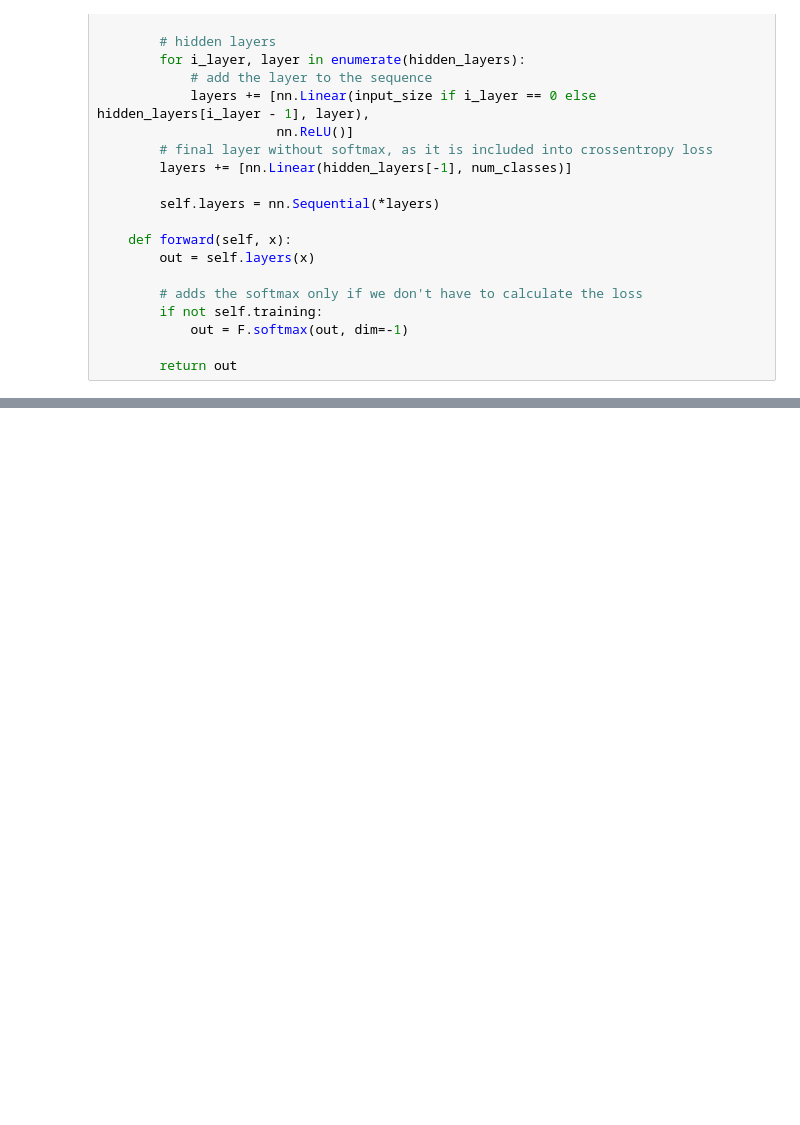
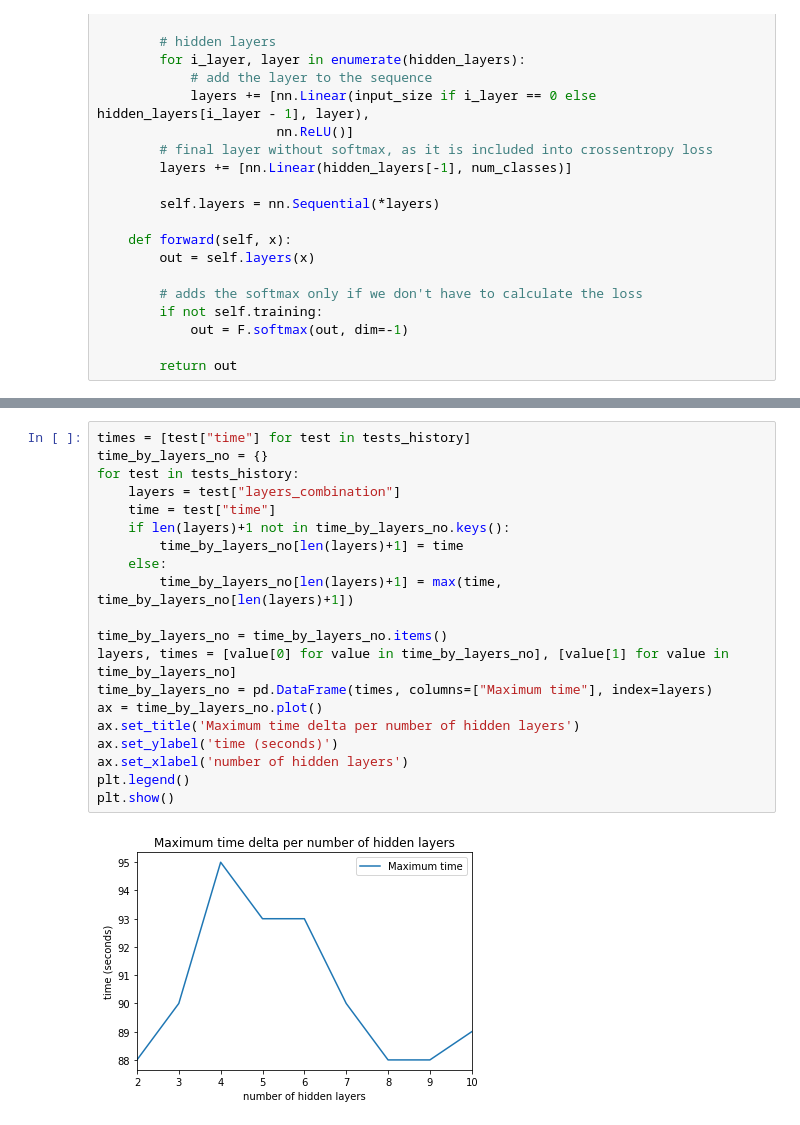
Before and after one commit to rom42pla/aml_hw2, a Jupyter notebook: report.ipynb, the cells around one changed output, grey strips where cells are left out. Cells and saved outputs as stored; diff of their text form; blank space fills up the shorter version.

```diff
--- a/report.ipynb
+++ b/report.ipynb
@@ -293,0 +330,22 @@ Besides the different number of hidden layers and neurons there are two main var
+# %%
+times = [test["time"] for test in tests_history]
+time_by_layers_no = {}
+for test in tests_history:
+    layers = test["layers_combination"]
+    time = test["time"]
+    if len(layers)+1 not in time_by_layers_no.keys():
+        time_by_layers_no[len(layers)+1] = time
+    else:
+        time_by_layers_no[len(layers)+1] = max(time, time_by_layers_no[len(layers)+1])
+
+time_by_layers_no = time_by_layers_no.items()
+layers, times = [value[0] for value in time_by_layers_no], [value[1] for value in time_by_layers_no]
+time_by_layers_no = pd.DataFrame(times, columns=["Maximum time"], index=layers)
+ax = time_by_layers_no.plot()
+ax.set_title('Maximum time delta per number of hidden layers')
+ax.set_ylabel('time (seconds)')
+ax.set_xlabel('number of hidden layers')
+plt.legend()
+plt.show()
+# %% [output]
+[figure, added]
```
Also changed, not shown: parts of 8 cells of this notebook, 1 other file.
